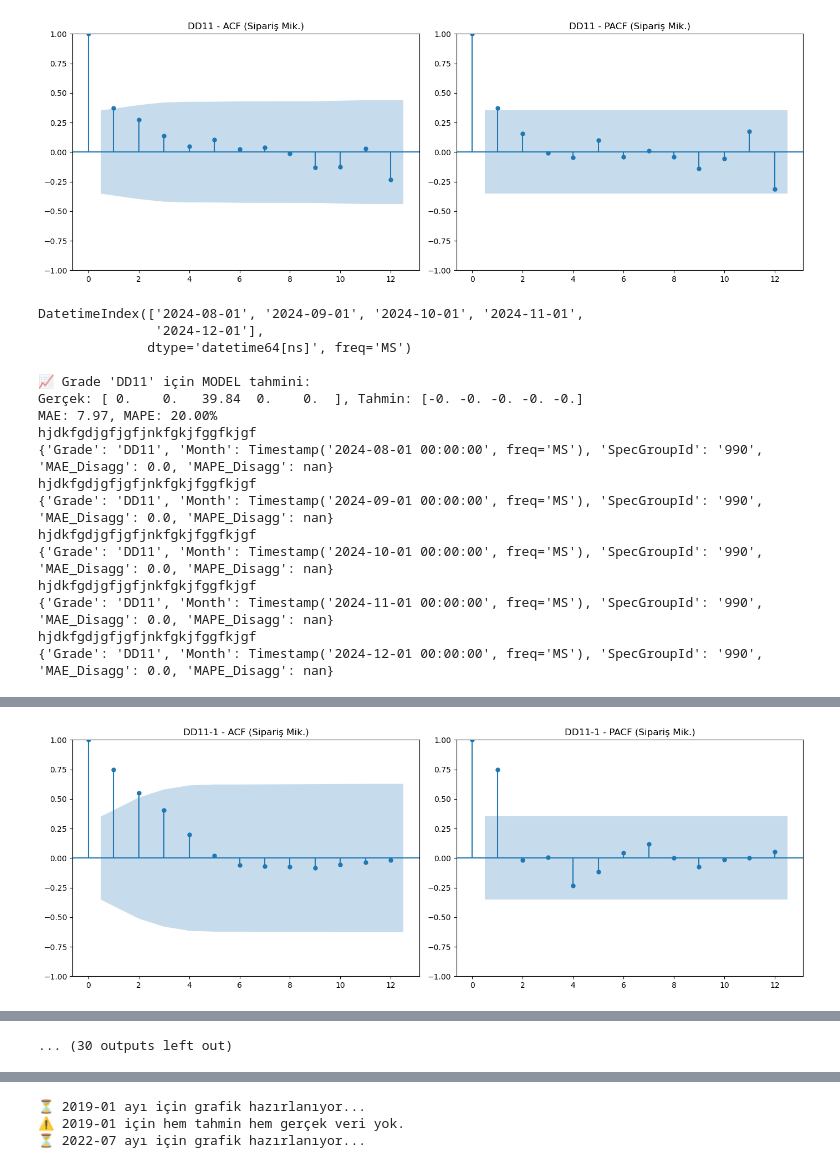
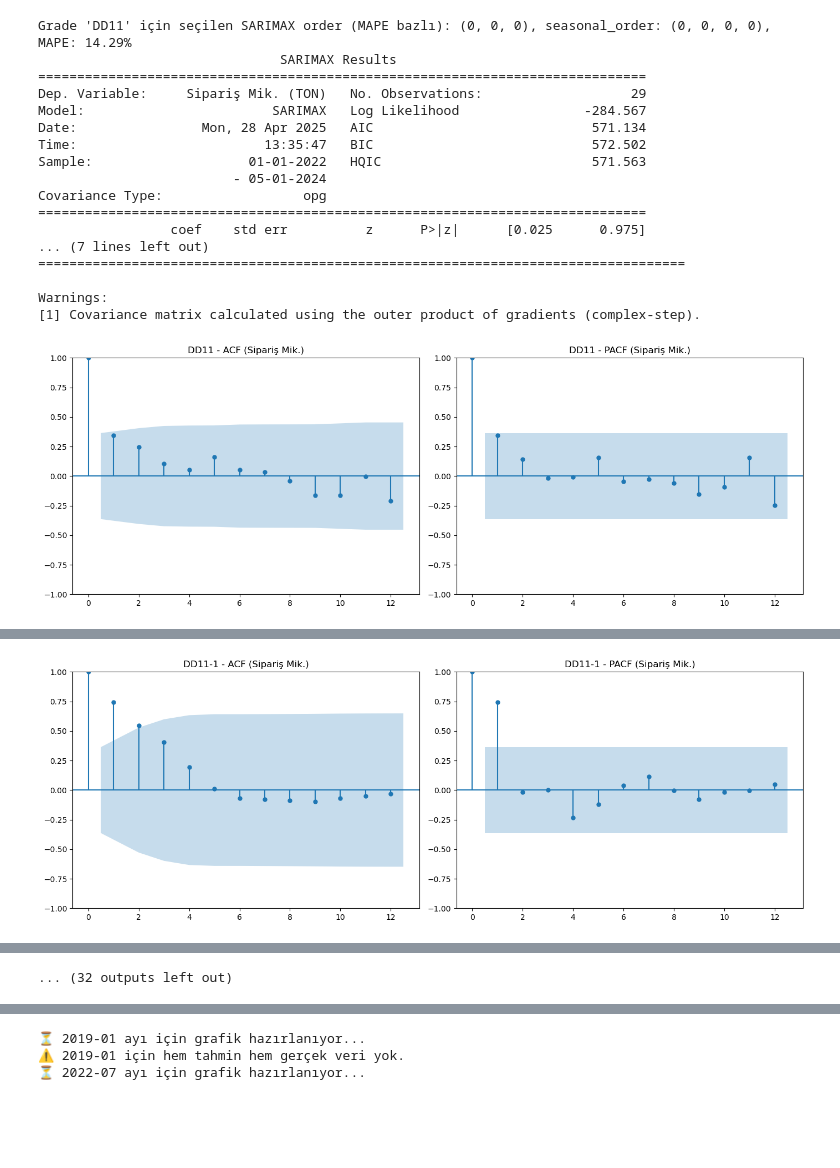
Before and after one commit to byilmaz20/indr491, a Jupyter notebook: Sarimax Algo.ipynb, the cells around one changed output, grey strips where cells are left out. Cells and saved outputs as stored; diff of their text form; code cells hidden in the pictures; blank space fills up the shorter version.

```diff
--- a/Sarimax Algo.ipynb
+++ b/Sarimax Algo.ipynb
@@ -30,13 +98,15 @@ disaggregated_forecast_df = pd.DataFrame()
 mae_list = []
 mape_list = []
 
+sarimax_param_log = []
+
 # 3. Her grade için SARIMAX modeli ile tahmin
 for grade in grade_list:
     # 1. Grade'e ait zaman serisini hazırla
     grade_data = monthly_grade[monthly_grade['Grade'] == grade].set_index('Month')
 
     # 🔒 Model verisini 2018-01 ile 2024-12 arasında sınırla
-    grade_data = grade_data.loc['2022-01':'2024-7']
+    grade_data = grade_data.loc['2022-01':'2024-5']
 
     grade_ts = grade_data['Sipariş Mik. (TON)'].asfreq('MS').fillna(0)
 
@@ -45,10 +115,36 @@ for grade in grade_list:
         print(f"'{grade}' atlandı çünkü zaman serisi sabit veya boş.")
         continue  # bu grade'i atla
 
+
+
     # 3. SARIMAX Modeli
     try:
-        model = SARIMAX(grade_ts, order=(1,0,0), seasonal_order=(0,0,0,0))
+        # 🔥 Grade'e özel en iyi order'ı, seasonal order'ı ve best_mape'i bul
+        full_grade_data = monthly_grade[monthly_grade['Grade'] == grade].set_index('Month')  # full series data çekiyoruz
+        full_grade_data = full_grade_data.loc['2022-01':'2024-12']  # geçmiş+gelecek tüm veri
+
+        best_order, best_seasonal_order, best_mape = find_best_sarimax_order(
+            grade_ts,
+            train_end_date='2024-06-01',
+            full_series=full_grade_data['Sipariş Mik. (TON)'].asfreq('MS').fillna(0)
+        )
+
+        print(f"Grade '{grade}' için seçilen SARIMAX order (MAPE bazlı): {best_order}, seasonal_order: {best_seasonal_order}, MAPE: {best_mape:.2f}%")
+
+        # 🔥 SARIMAX Modeli kur
+        model = SARIMAX(grade_ts, order=best_order, seasonal_order=best_seasonal_order)
         results = model.fit(disp=False)
+        print(results.summary())
+        # 🔥 Logla
+        sarimax_param_log.append({
+            'Grade': grade,
+            'Order': best_order,
+            'Seasonal_Order': best_seasonal_order,
+            'MAPE (%)': round(best_mape, 2)
+        })
+
+
+
     except Exception as e:
         print(f"{grade} için model kurulamadı: {e}")
         continue
@@ -63,8 +159,8 @@ for grade in grade_list:
     plt.tight_layout()
     plt.show()
 
-    # 4. Tahmin (örnek: 3 ay ileri)
-    forecast = results.get_forecast(steps=5)
+    # 4. Tahmin (örnek: 7 ay ileri)
+    forecast = results.get_forecast(steps=7)
     forecast_values = forecast.predicted_mean
     forecast_index = forecast_values.index
 
@@ -73,7 +169,7 @@ for grade in grade_list:
 
     # 🔍 Gerçek 2025 verisini al
     full_grade_data = monthly_grade[monthly_grade['Grade'] == grade].set_index('Month')
-    test_data = full_grade_data.loc['2024-08':'2024-12']['Sipariş Mik. (TON)'].asfreq('MS').fillna(0)
+    test_data = full_grade_data.loc['2024-06':'2024-12']['Sipariş Mik. (TON)'].asfreq('MS').fillna(0)
     common_months = test_data.index.intersection(forecast_index)
 
     print(common_months)
@@ -193,48 +289,48 @@ for grade in grade_list:
 
             # Still no data? Skip.
             if monthly_total_sum == 0:
                 print(f"{grade} için {forecast_month.strftime('%Y-%m')} ayında hiçbir geçmiş veri bulunamadı.")
                 continue
 
             spec_group_proportions = monthly_group_totals / monthly_total_sum
             disaggregated_values = spec_group_proportions * train_forecast[forecast_month]
 
 
             spec_30 = spec_group_proportions.get(30, 0)
             print("specgroupproop",spec_30)
             print("alttaki",train_forecast)
 
             for spec_group_id, forecast_ton in disaggregated_values.items():
                 disaggregated_forecast_df = pd.concat([disaggregated_forecast_df, pd.DataFrame({
                     'Month': [forecast_month],
                     'Grade': [grade],
                     'SpecGroupId': [spec_group_id],
                     'Forecast_TON': [forecast_ton]
                 })])
 
 
 
             """
 
 
 # İstersen Excel'e aktar:
 disaggregated_df.to_excel("disaggregated_forecast.xlsx", index=False)
 # %% [output]
+Grade 'DD11' için seçilen SARIMAX order (MAPE bazlı): (0, 0, 0), seasonal_order: (0, 0, 0, 0), MAPE: 14.29%
+                               SARIMAX Results
+==============================================================================
+Dep. Variable:     Sipariş Mik. (TON)   No. Observations:                   29
+Model:                        SARIMAX   Log Likelihood                -284.567
+Date:                Mon, 28 Apr 2025   AIC                            571.134
+Time:                        13:35:47   BIC                            572.502
+Sample:                    01-01-2022   HQIC                           571.563
+                         - 05-01-2024
+Covariance Type:                  opg
+==============================================================================
+                 coef    std err          z      P>|z|      [0.025      0.975]
+... (7 lines left out)
+===================================================================================
+
+Warnings:
+[1] Covariance matrix calculated using the outer product of gradients (complex-step).
-[figure, old version]
+[figure, new version]
-DatetimeIndex(['2024-08-01', '2024-09-01', '2024-10-01', '2024-11-01',
-               '2024-12-01'],
-              dtype='datetime64[ns]', freq='MS')
-
-📈 Grade 'DD11' için MODEL tahmini:
-Gerçek: [ 0.    0.   39.84  0.    0.  ], Tahmin: [-0. -0. -0. -0. -0.]
-MAE: 7.97, MAPE: 20.00%
-hjdkfgdjgfjgfjnkfgkjfggfkjgf
-{'Grade': 'DD11', 'Month': Timestamp('2024-08-01 00:00:00', freq='MS'), 'SpecGroupId': '990', 'MAE_Disagg': 0.0, 'MAPE_Disagg': nan}
-hjdkfgdjgfjgfjnkfgkjfggfkjgf
-{'Grade': 'DD11', 'Month': Timestamp('2024-09-01 00:00:00', freq='MS'), 'SpecGroupId': '990', 'MAE_Disagg': 0.0, 'MAPE_Disagg': nan}
-hjdkfgdjgfjgfjnkfgkjfggfkjgf
-{'Grade': 'DD11', 'Month': Timestamp('2024-10-01 00:00:00', freq='MS'), 'SpecGroupId': '990', 'MAE_Disagg': 0.0, 'MAPE_Disagg': nan}
-hjdkfgdjgfjgfjnkfgkjfggfkjgf
-{'Grade': 'DD11', 'Month': Timestamp('2024-11-01 00:00:00', freq='MS'), 'SpecGroupId': '990', 'MAE_Disagg': 0.0, 'MAPE_Disagg': nan}
-hjdkfgdjgfjgfjnkfgkjfggfkjgf
-{'Grade': 'DD11', 'Month': Timestamp('2024-12-01 00:00:00', freq='MS'), 'SpecGroupId': '990', 'MAE_Disagg': 0.0, 'MAPE_Disagg': nan}
@@ -340 +427 @@ hjdkfgdjgfjgfjnkfgkjfggfkjgf
-... (30 outputs left out)
+... (32 outputs left out)
```
Also changed, not shown: parts of 10 cells of this notebook, 5 other files.
